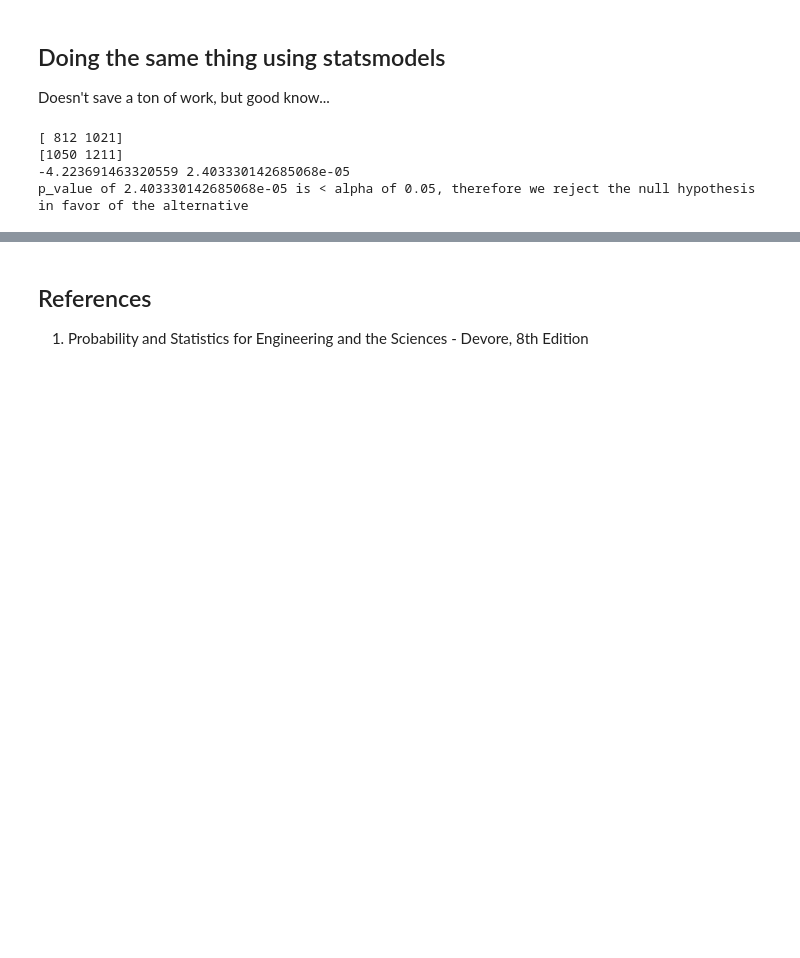
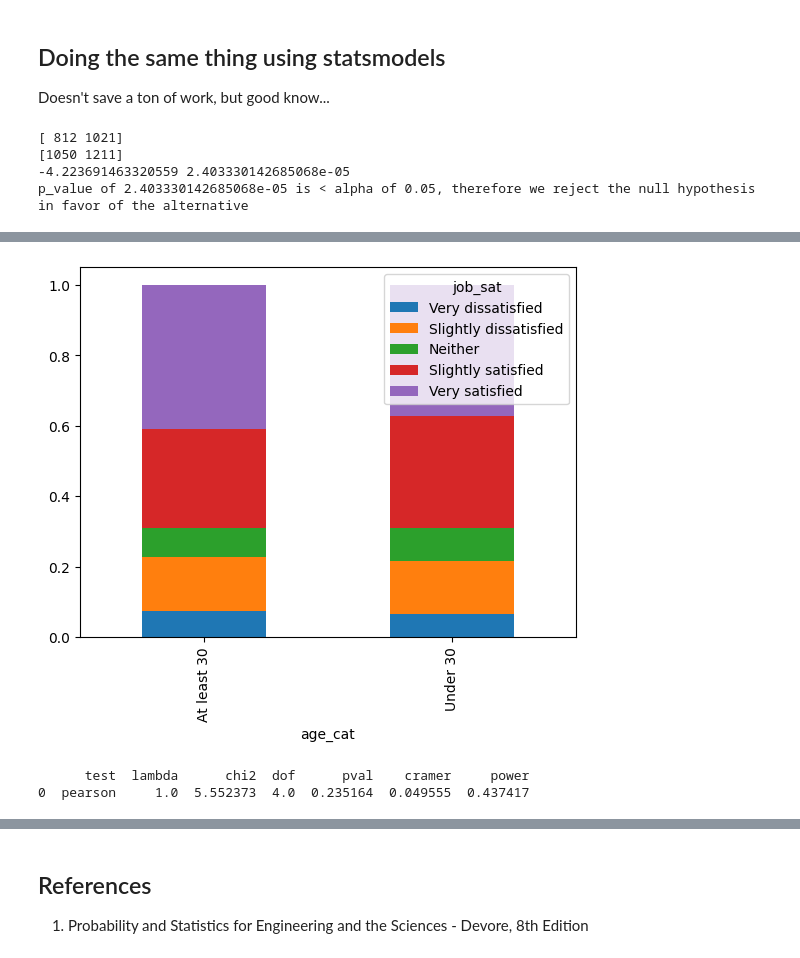
Before and after one commit to MichaelSzczepaniak/DataCamp, a Jupyter notebook: Tracks/Associate Data Scientist/29 Hypothesis Testing in Python/HypothesisTesting.ipynb, the cells around one changed output, grey strips where cells are left out. Saved outputs shown, nothing was run; the diff lists cells and outputs as text; code cells hidden in the pictures; blank space fills up the shorter version.

```diff
--- a/Tracks/Associate Data Scientist/29 Hypothesis Testing in Python/HypothesisTesting.ipynb
+++ b/Tracks/Associate Data Scientist/29 Hypothesis Testing in Python/HypothesisTesting.ipynb
@@ -866,0 +973,14 @@ p_value of 2.403330142685068e-05 is < alpha of 0.05, therefore we reject the nul
+# %%
+props = stack_overflow.groupby("age_cat", observed=False)["job_sat"].value_counts(normalize=True)
+wide_props = props.unstack()
+ax = wide_props.plot(kind="bar", stacked=True)
+plt.show()
+# %% [output]
+[figure, added]
+# %%
+# run chi-squared with age_cat as explanatory and job_sat as response
+expected, observed, stats = pingouin.chi2_independence(data=stack_overflow, x="age_cat", y="job_sat")
+print(stats[stats['test'] == 'pearson'])  # results are the same (which is what we should expect)
+# %% [output]
+      test  lambda      chi2  dof      pval    cramer     power
+0  pearson     1.0  5.552373  4.0  0.235164  0.049555  0.437417
```
Also changed, not shown: parts of 33 cells of this notebook.
